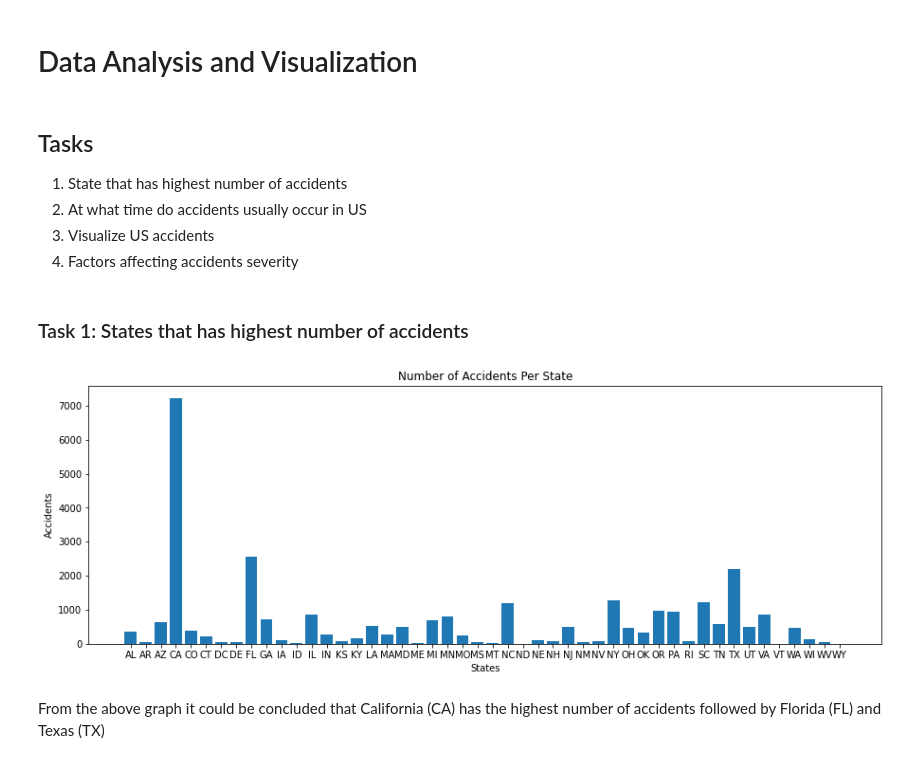
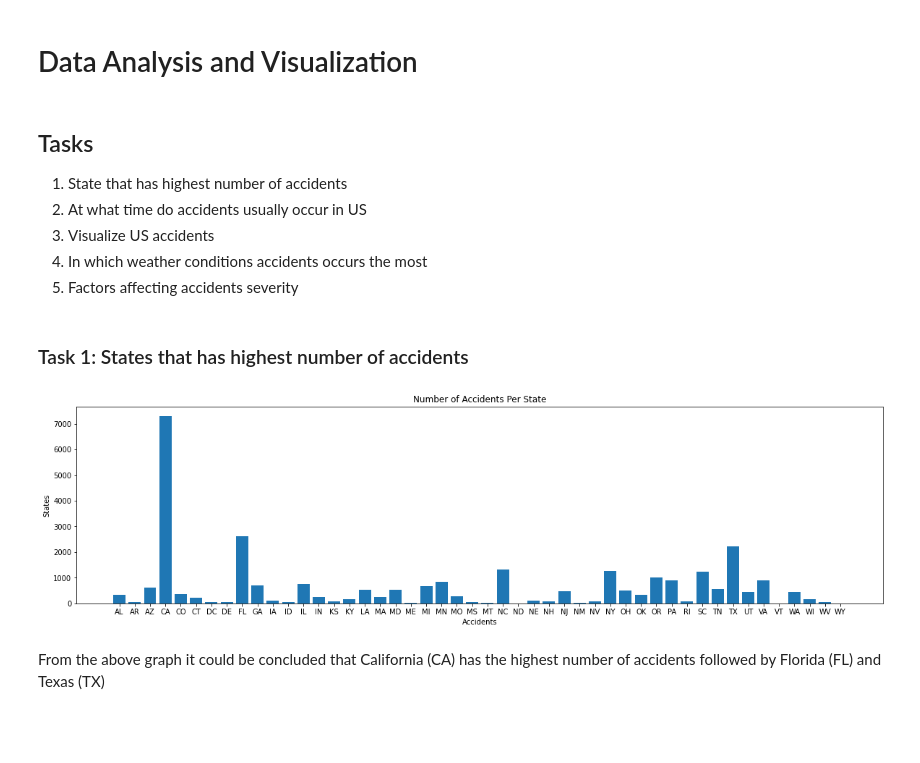
Before and after one commit to MaaviaAsghar4/US_Accidents_Analysis-EDA-, a Jupyter notebook: US_Accidents_EDA.ipynb, the cells around one changed output. Drawn from its saved outputs; the diff is of its cells as text; code cells hidden in the pictures; blank space fills up the shorter version.

```diff
--- a/US_Accidents_EDA.ipynb
+++ b/US_Accidents_EDA.ipynb
@@ -105,22 +105,29 @@ weather_data = data[data['Weather_Condition'].notna()]
 1. State that has highest number of accidents
 2. At what time do accidents usually occur in US
 3. Visualize US accidents
-4. Factors affecting accidents severity
+4. In which weather conditions accidents occurs the most
+5. Factors affecting accidents severity
 # %% [markdown]
 ### Task 1: States that has highest number of accidents
 # %%
 import matplotlib.pyplot as plt
 # Taking a 1% random data sample for analysis
-subset_data = data.sample(frac=0.01)
-keys = [pair for pair, df in subset_data.groupby(['State'])]
-plt.figure(figsize=(15,5))
-plt.bar(keys,subset_data.groupby('State').count()['Count'])
-plt.title("Number of Accidents Per State")
-plt.ylabel('Accidents')
-plt.xlabel('States')
-plt.show()
+
+# Function to draw plots
+def draw_plot(groupby_value,title,xlabel,ylabel,xzise=15,ysize=5,rotation='horizontal'):
+  subset_data = data.sample(frac=0.01)
+  keys = [pair for pair, df in subset_data.groupby([groupby_value])]
+  plt.figure(figsize=(xzise,ysize))
+  plt.bar(keys,subset_data.groupby(groupby_value).count()['Count'])
+  plt.title(title)
+  plt.ylabel(ylabel)
+  plt.xlabel(xlabel)
+  plt.xticks(keys,rotation=rotation,size=10)
+  plt.show()
+
+draw_plot('State','Number of Accidents Per State','Accidents','States',20)
 # %% [output]
-[figure, old version]
+[figure, new version]
 # %% [markdown]
 From the above graph it could be concluded that California (CA) has the highest number of accidents followed by Florida (FL) and Texas (TX)
 # %% [markdown]
```
Also changed, not shown: parts of 13 cells of this notebook.
